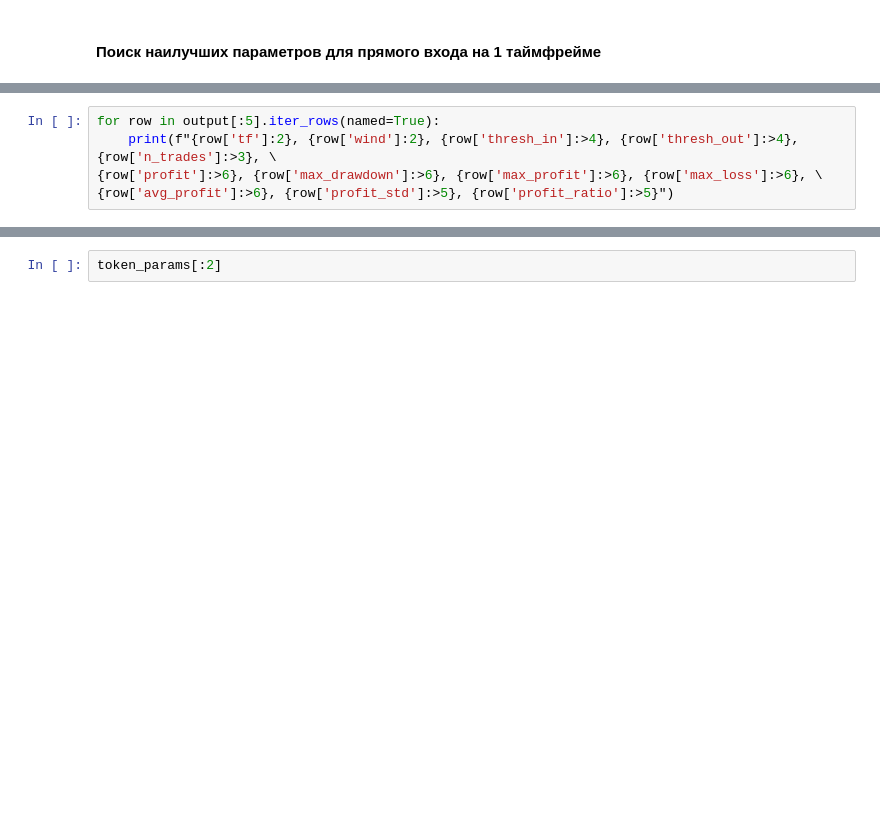
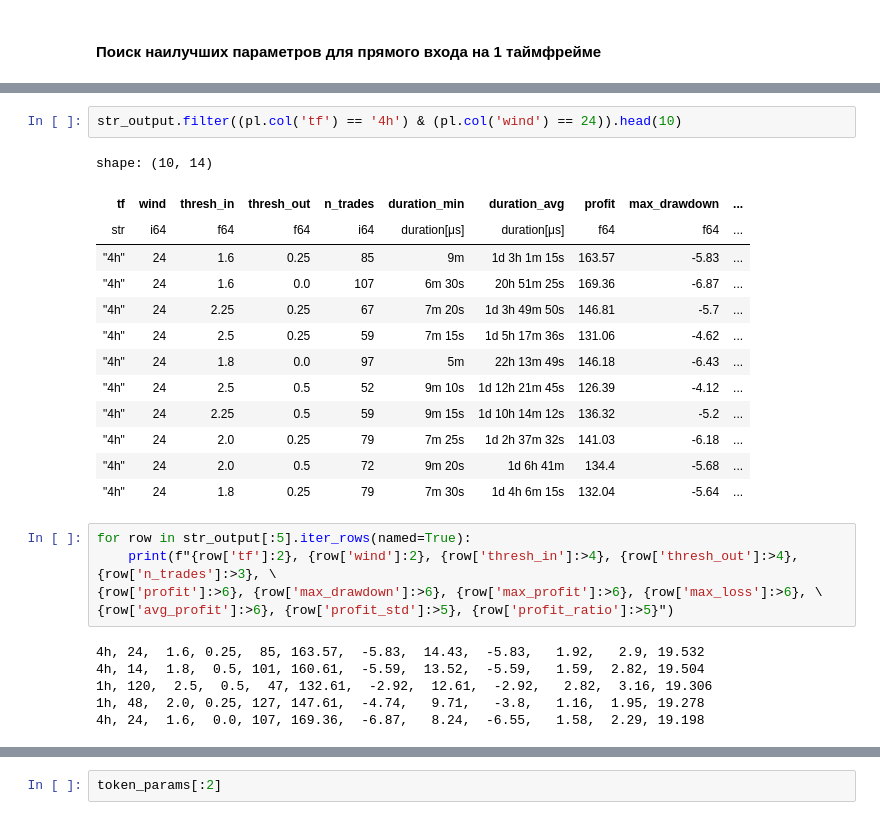
Before and after one commit to elterion/bot, a Jupyter notebook: Pair Trading.ipynb, the cells around one changed output, grey strips where cells are left out. Saved outputs shown, nothing was run; the diff lists cells and outputs as text; blank space fills up the shorter version.

```diff
--- a/Pair Trading.ipynb
+++ b/Pair Trading.ipynb
@@ -678,7 +698,29 @@ output.head(2)
+# %%
+str_output.filter((pl.col('tf') == '4h') & (pl.col('wind') == 24)).head(10)
+# %% [output]
+shape: (10, 14)
+| tf | wind | thresh_in | thresh_out | n_trades | duration_min | duration_avg | profit | max_drawdown | ... |
+| str | i64 | f64 | f64 | i64 | duration[μs] | duration[μs] | f64 | f64 | ... |
+| "4h" | 24 | 1.6 | 0.25 | 85 | 9m | 1d 3h 1m 15s | 163.57 | -5.83 | ... |
+| "4h" | 24 | 1.6 | 0.0 | 107 | 6m 30s | 20h 51m 25s | 169.36 | -6.87 | ... |
+| "4h" | 24 | 2.25 | 0.25 | 67 | 7m 20s | 1d 3h 49m 50s | 146.81 | -5.7 | ... |
+| "4h" | 24 | 2.5 | 0.25 | 59 | 7m 15s | 1d 5h 17m 36s | 131.06 | -4.62 | ... |
+| "4h" | 24 | 1.8 | 0.0 | 97 | 5m | 22h 13m 49s | 146.18 | -6.43 | ... |
+| "4h" | 24 | 2.5 | 0.5 | 52 | 9m 10s | 1d 12h 21m 45s | 126.39 | -4.12 | ... |
+| "4h" | 24 | 2.25 | 0.5 | 59 | 9m 15s | 1d 10h 14m 12s | 136.32 | -5.2 | ... |
+| "4h" | 24 | 2.0 | 0.25 | 79 | 7m 25s | 1d 2h 37m 32s | 141.03 | -6.18 | ... |
+| "4h" | 24 | 2.0 | 0.5 | 72 | 9m 20s | 1d 6h 41m | 134.4 | -5.68 | ... |
+| "4h" | 24 | 1.8 | 0.25 | 79 | 7m 30s | 1d 4h 6m 15s | 132.04 | -5.64 | ... |
 # %%
-for row in output[:5].iter_rows(named=True):
+for row in str_output[:5].iter_rows(named=True):
     print(f"{row['tf']:2}, {row['wind']:2}, {row['thresh_in']:>4}, {row['thresh_out']:>4}, {row['n_trades']:>3}, \
 {row['profit']:>6}, {row['max_drawdown']:>6}, {row['max_profit']:>6}, {row['max_loss']:>6}, \
 {row['avg_profit']:>6}, {row['profit_std']:>5}, {row['profit_ratio']:>5}")
+# %% [output]
+4h, 24,  1.6, 0.25,  85, 163.57,  -5.83,  14.43,  -5.83,   1.92,   2.9, 19.532
+4h, 14,  1.8,  0.5, 101, 160.61,  -5.59,  13.52,  -5.59,   1.59,  2.82, 19.504
+1h, 120,  2.5,  0.5,  47, 132.61,  -2.92,  12.61,  -2.92,   2.82,  3.16, 19.306
+1h, 48,  2.0, 0.25, 127, 147.61,  -4.74,   9.71,   -3.8,   1.16,  1.95, 19.278
+4h, 24,  1.6,  0.0, 107, 169.36,  -6.87,   8.24,  -6.55,   1.58,  2.29, 19.198
 # %%
 # Симуляция одного таймфрейма со входом и выходом, когда спред возвращается к пороговому значению
```
Also changed, not shown: parts of 15 cells of this notebook.
